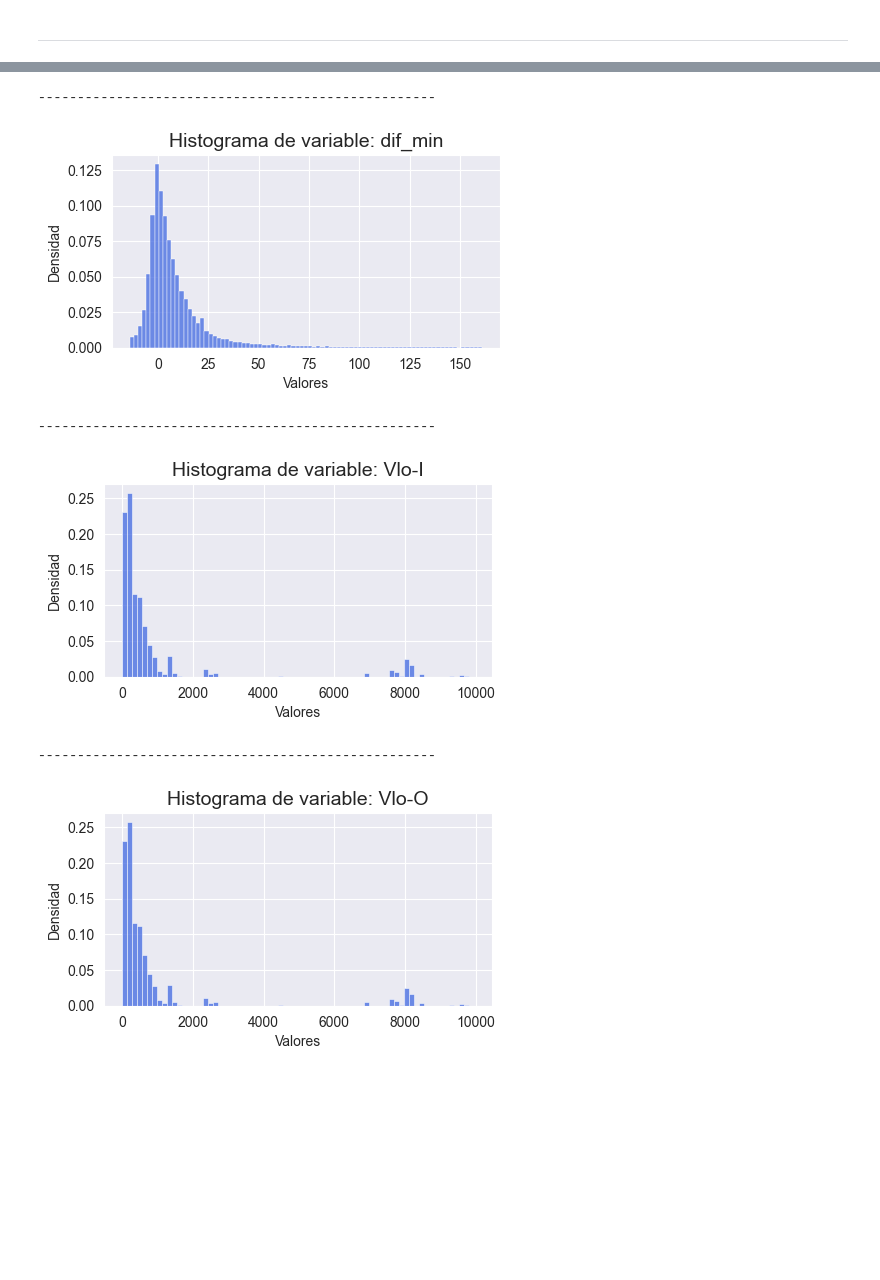
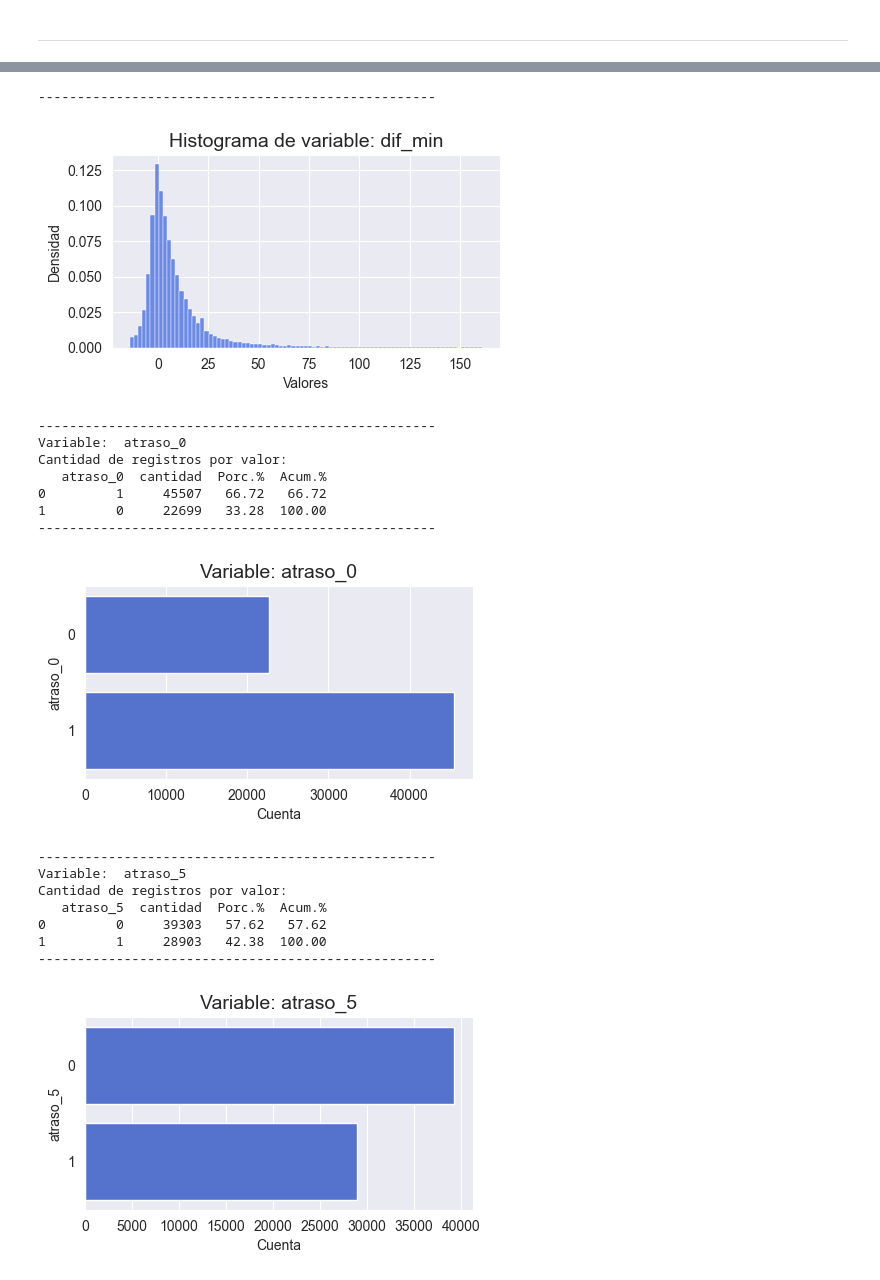
Before and after one commit to Mishagk/LATAM-Desafio-DS, a Jupyter notebook: solution.ipynb, the cells around one changed output, grey strips where cells are left out. Saved outputs shown, nothing was run; the diff lists cells and outputs as text; code cells hidden in the pictures; blank space fills up the shorter version.

```diff
--- a/solution.ipynb
+++ b/solution.ipynb
@@ -879,3 +1040,19 @@ datacon.head(8)
+# %%
+## Crear variables
+
+# Variable de retraso de vuelo
+datacon["dif_min"] = (datacon["Fecha-O"] - datacon["Fecha-I"]).dt.total_seconds()/60.0 # total de segundos convertir a minutos
+datacon["dif_min"] = pd.to_numeric(datacon["dif_min"], errors="coerce",downcast="integer") # convertir a tipo entero
+
+# Variable indicadora de retraso: Valor 1 si cataloga retraso, 0 si no cataloga retraso
+datacon["atraso_0"] = 1*(datacon["dif_min"] > 0.0) # mas de 0 min es retraso
+datacon["atraso_5"] = 1*(datacon["dif_min"] > 5.0) # mas de 5 min es retraso
+datacon["atraso_10"] = 1*(datacon["dif_min"] > 10.0) # mas de 10 min es retraso
+datacon["atraso_15"] = 1*(datacon["dif_min"] > 15.0) # mas de 15 min es retraso
+
+## NOTA: La idea de "atraso_N" es generar una variable binaria para diferentes umbrales de retraso
+## Un umbral de 0.0 min, es muy exigente, es decir, con solo diferir incluso en 1 minuto, lo cataloga de retraso.
+## umbrales como 10 o 15 minutos suenan mas razonables a un cliente, puesto que son tiempos razonables al pasajero de considerar retraso.
 # %%
 # Descripcion general de los datos
 datacon.describe()
@@ -901,7 +1078,7 @@ def graf_cont(datos,variable,figx=5,figy=2.5,tipo=1,min=None,max=None,bins=None)
     sns.set_style("darkgrid") # seteo de tema de fondo
     color = "royalblue"
 
-    # Histograma
+    # Grafico de histograma - variable continua
     if(tipo==1):
 
         plt.figure(figsize=(figx,figy)) # grafica
@@ -926,7 +1103,7 @@ def graf_cont(datos,variable,figx=5,figy=2.5,tipo=1,min=None,max=None,bins=None)
         plt.show()
 
 
-    # Conteo de valores unicos en tabla - no grafica
+    # Conteo de valores unicos en tabla - Formato tabla (No es grafica!)
     elif(tipo==2):
 
         print('Variable: ',variable)
@@ -939,44 +1116,71 @@ def graf_cont(datos,variable,figx=5,figy=2.5,tipo=1,min=None,max=None,bins=None)
         conteo["Acum.%"] = np.round(100.0*conteo["Porc.%"].cumsum()/conteo["Porc.%"].sum(),2) # calculo de acumulado
 
         # Imprimir tabla de conteo de registros por cada valor unico de la variable
         if(conteo.shape[0] > 20):
             print('Valores con mas registros:')
             print(conteo.head(10))
             print('Valores con menos registros:')
             print(conteo.tail(10))
         else:
             print('Cantidad de registros por valor:')
             print(conteo)
 
 
-    # grafica de barras segun conteo
+    # Grafico de barras segun cantidad segun valores unicos de variable
     elif(tipo==3):
 
         plt.figure(figsize=(figx,figy))
         b = sns.countplot(datos,y=variable,color=color)
         plt.ylabel(variable,fontsize=10)
         plt.title("Variable: " + str(variable),fontsize=14)
         plt.xlabel('Cuenta',fontsize=10)
         plt.show()
 
 
 ### Graficar-Calcular
-graf_cont(datacon,"dif_min",tipo=1,bins=85)
+
+# Retrasos
+graf_cont(datacon,"dif_min",bins=85,tipo=1) # retraso (var. continuo)
+graf_cont(datacon,"atraso_0",tipo=2) # 0 min
+graf_cont(datacon,"atraso_0",tipo=3)
+graf_cont(datacon,"atraso_5",tipo=2) # 5 min
+graf_cont(datacon,"atraso_5",tipo=3)
+graf_cont(datacon,"atraso_10",tipo=2) # 10 min
+graf_cont(datacon,"atraso_10",tipo=3)
+graf_cont(datacon,"atraso_15",tipo=2) # 15 min
+graf_cont(datacon,"atraso_15",tipo=3)
+
+# Año
+graf_cont(datacon,"AÑO",tipo=2)
+
+# Dia
+graf_cont(datacon,"DIA",min=1,tipo=2)
+graf_cont(datacon,"DIA",figy=6,tipo=3)
+
+# Mes
+graf_cont(datacon,"MES",tipo=2)
+graf_cont(datacon,"MES",figy=4,tipo=3)
+
+# Codigos de Vuelo
 graf_cont(datacon,"Vlo-I",tipo=1,bins=70)
 graf_cont(datacon,"Vlo-O",tipo=1,bins=70)
-graf_cont(datacon,"I_VLO",tipo=2)
-graf_cont(datacon,"DIA",min=1,max=31,bins=31,tipo=1)
-graf_cont(datacon,"DIA",min=1,tipo=2)
-graf_cont(datacon,"DIA",figy=6,tipo=3)
-graf_cont(datacon,"MES",min=0,max=13,bins=12,tipo=1)
-graf_cont(datacon,"MES",tipo=2)
-graf_cont(datacon,"MES",figy=4,tipo=3)
-graf_cont(datacon,"AÑO",tipo=2)
 # %% [output]
 ---------------------------------------------------
 [figure]
 ---------------------------------------------------
+Variable:  atraso_0
+Cantidad de registros por valor:
+   atraso_0  cantidad  Porc.%  Acum.%
+0         1     45507   66.72   66.72
+1         0     22699   33.28  100.00
+---------------------------------------------------
-[figure, old version]
+[figure, new version]
 ---------------------------------------------------
+Variable:  atraso_5
+Cantidad de registros por valor:
+   atraso_5  cantidad  Porc.%  Acum.%
+0         0     39303   57.62   57.62
+1         1     28903   42.38  100.00
+---------------------------------------------------
-[figure, old version]
+[figure, new version]
 ---------------------------------------------------
```
Also changed, not shown: parts of 40 cells of this notebook.
